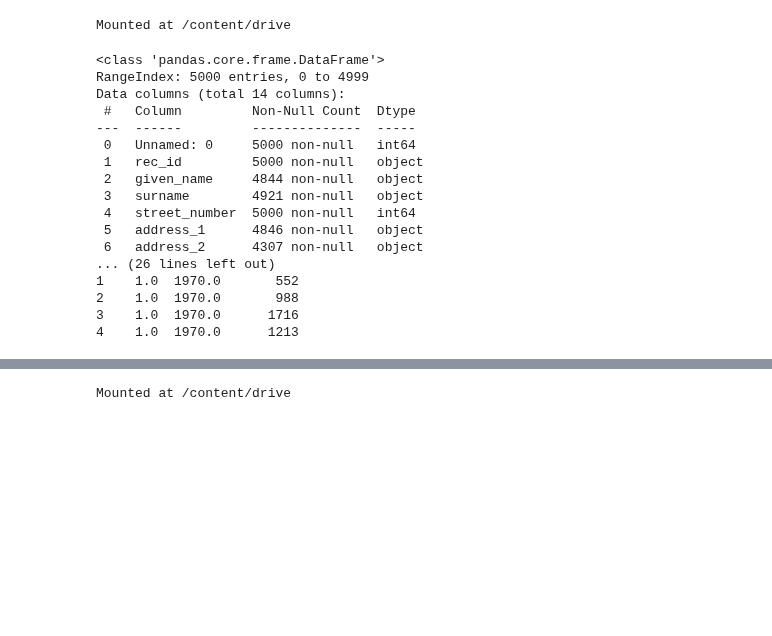
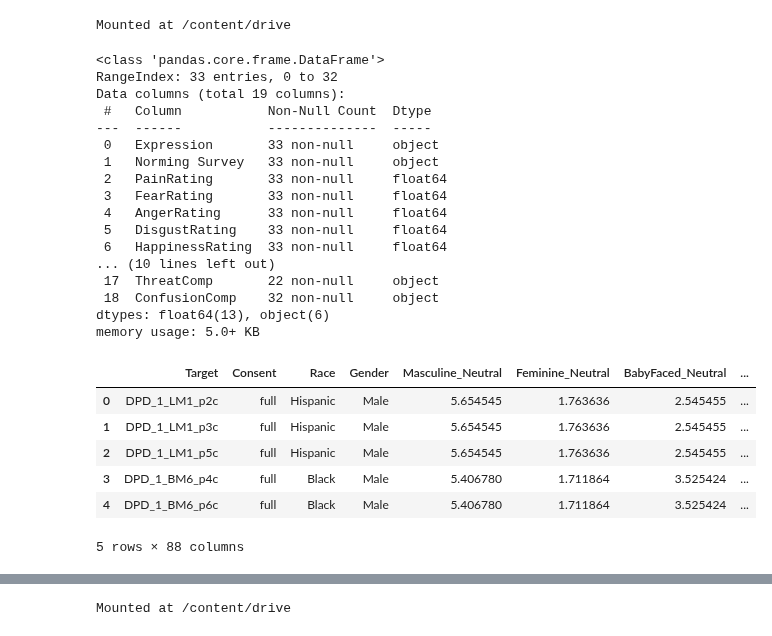
Before and after one commit to yuukun123/Python, a Jupyter notebook: Copy_of_Untitled0.ipynb, the cells around one changed output, grey strips where cells are left out. Saved outputs shown, nothing was run; the diff lists cells and outputs as text; code cells hidden in the pictures; blank space fills up the shorter version.

```diff
--- a/Copy_of_Untitled0.ipynb
+++ b/Copy_of_Untitled0.ipynb
@@ -14,28 +15,40 @@ drive.mount('/content/drive')
 Mounted at /content/drive
 # %%
 # khai báo biến với file dữ liệu
-data1 = "/content/drive/MyDrive/febrl3_UNSW_rep.csv"
-df = pd.read_csv(data1)
+data1 = "/content/drive/MyDrive/dataset_osfstorage-archive/NormingData/DelawarePainDatabase_SecondaryDatabase_FaceGenCharacterization.xlsx"
+df = pd.read_excel(data1)
+
+# Đọc file .sav
+df1, meta = pyreadstat.read_sav('/content/drive/MyDrive/dataset_osfstorage-archive/NormingData/DelawarePainDatabase_StimulusCharacterization_forOSF.sav')
 # %%
 # xem thông tin dữ liệu
-print(df.info())
+df.info()
 # xem những hàng đầu tiên
-print(df.head())
+df.head()
+
+df1.head()
 # %% [output]
 <class 'pandas.core.frame.DataFrame'>
-RangeIndex: 5000 entries, 0 to 4999
-Data columns (total 14 columns):
- #   Column         Non-Null Count  Dtype
----  ------         --------------  -----
- 0   Unnamed: 0     5000 non-null   int64
- 1   rec_id         5000 non-null   object
- 2   given_name     4844 non-null   object
- 3   surname        4921 non-null   object
- 4   street_number  5000 non-null   int64
- 5   address_1      4846 non-null   object
- 6   address_2      4307 non-null   object
-... (26 lines left out)
-1    1.0  1970.0       552
-2    1.0  1970.0       988
-3    1.0  1970.0      1716
-4    1.0  1970.0      1213
+RangeIndex: 33 entries, 0 to 32
+Data columns (total 19 columns):
+ #   Column           Non-Null Count  Dtype
+---  ------           --------------  -----
+ 0   Expression       33 non-null     object
+ 1   Norming Survey   33 non-null     object
+ 2   PainRating       33 non-null     float64
+ 3   FearRating       33 non-null     float64
+ 4   AngerRating      33 non-null     float64
+ 5   DisgustRating    33 non-null     float64
+ 6   HappinessRating  33 non-null     float64
+... (10 lines left out)
+ 17  ThreatComp       22 non-null     object
+ 18  ConfusionComp    32 non-null     object
+dtypes: float64(13), object(6)
+memory usage: 5.0+ KB
+|  | Target | Consent | Race | Gender | Masculine_Neutral | Feminine_Neutral | BabyFaced_Neutral | ... |
+| 0 | DPD_1_LM1_p2c | full | Hispanic | Male | 5.654545 | 1.763636 | 2.545455 | ... |
+| 1 | DPD_1_LM1_p3c | full | Hispanic | Male | 5.654545 | 1.763636 | 2.545455 | ... |
+| 2 | DPD_1_LM1_p5c | full | Hispanic | Male | 5.654545 | 1.763636 | 2.545455 | ... |
+| 3 | DPD_1_BM6_p4c | full | Black | Male | 5.406780 | 1.711864 | 3.525424 | ... |
+| 4 | DPD_1_BM6_p6c | full | Black | Male | 5.406780 | 1.711864 | 3.525424 | ... |
+5 rows × 88 columns
```
Also changed, not shown: parts of 3 cells of this notebook.
